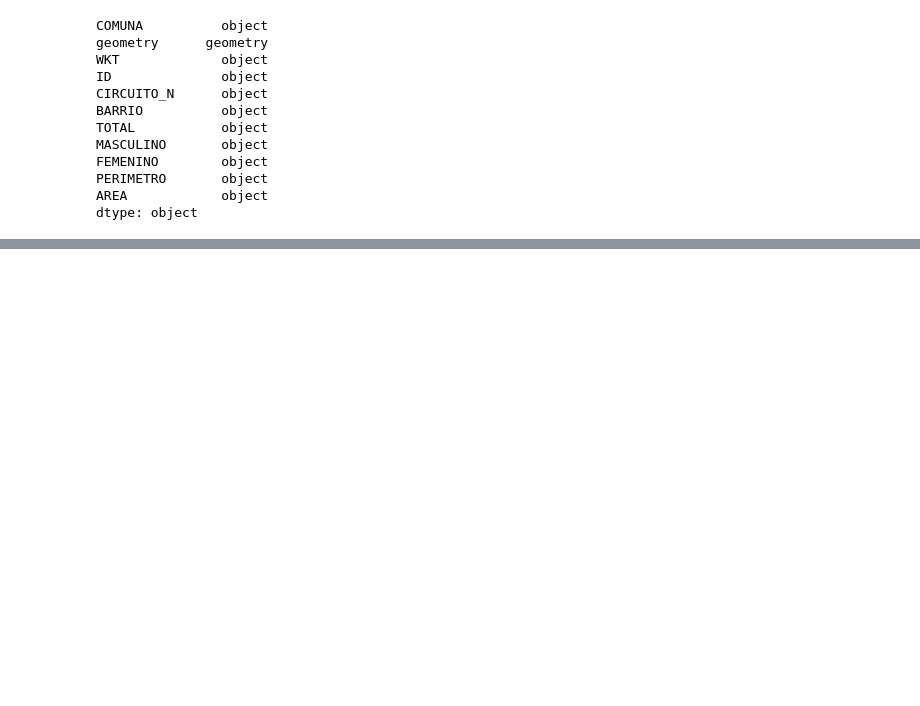
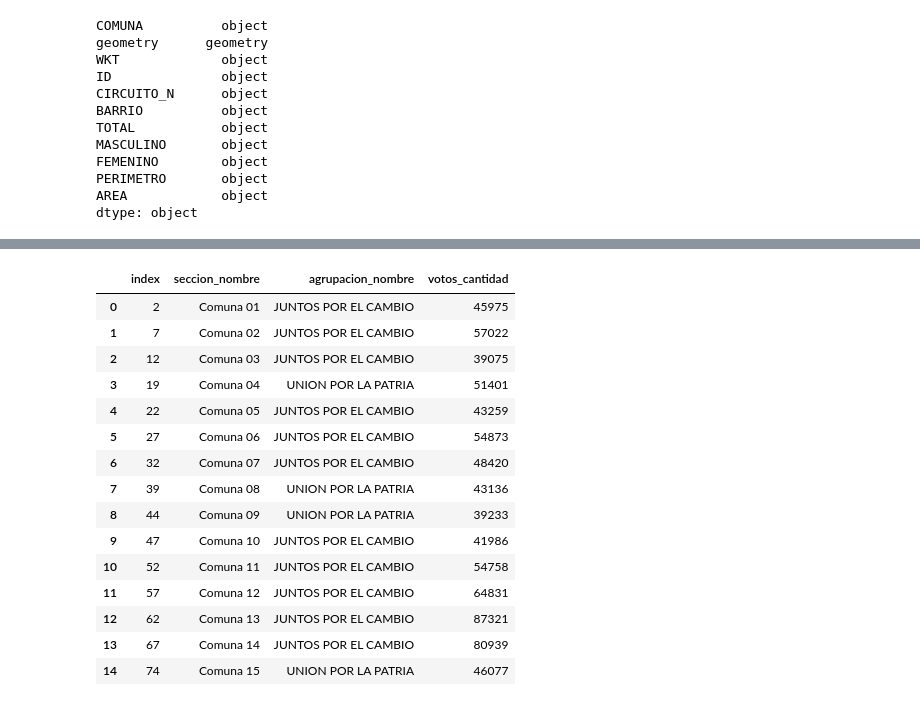
Before and after one commit to Leonel-Moron/TP_M4OP, a Jupyter notebook: Carpeta Prueba/Version df combinados.ipynb, the cells around one changed output, grey strips where cells are left out. Cells and saved outputs as stored; diff of their text form; code cells hidden in the pictures; blank space fills up the shorter version.

Commit message:
combinado mapa con resultados

```diff
--- a/Carpeta Prueba/Version df combinados.ipynb
+++ b/Carpeta Prueba/Version df combinados.ipynb
@@ -404,0 +425,25 @@ comunas_geometry
+# %%
+comunas = [f"Comuna {i:02d}" for i in range(1, 16)]
+df_filtrado = resultados[(resultados["cargo_nombre"] == "PRESIDENTE Y VICE") & (resultados["seccion_nombre"].isin(comunas))]
+df_agrupado = df_filtrado.groupby("seccion_nombre")["votos_cantidad"].sum().reset_index()
+df_agrupado_partidos = df_filtrado.groupby(["seccion_nombre", "agrupacion_nombre"])["votos_cantidad"].sum().reset_index()
+idx_partidos = df_agrupado_partidos.groupby("seccion_nombre")["votos_cantidad"].idxmax()
+partidos_con_mas_votos = df_agrupado_partidos.loc[idx_partidos]
+partidos_con_mas_votos.reset_index()
+# %% [output]
+|  | index | seccion_nombre | agrupacion_nombre | votos_cantidad |
+| 0 | 2 | Comuna 01 | JUNTOS POR EL CAMBIO | 45975 |
+| 1 | 7 | Comuna 02 | JUNTOS POR EL CAMBIO | 57022 |
+| 2 | 12 | Comuna 03 | JUNTOS POR EL CAMBIO | 39075 |
+| 3 | 19 | Comuna 04 | UNION POR LA PATRIA | 51401 |
+| 4 | 22 | Comuna 05 | JUNTOS POR EL CAMBIO | 43259 |
+| 5 | 27 | Comuna 06 | JUNTOS POR EL CAMBIO | 54873 |
+| 6 | 32 | Comuna 07 | JUNTOS POR EL CAMBIO | 48420 |
+| 7 | 39 | Comuna 08 | UNION POR LA PATRIA | 43136 |
+| 8 | 44 | Comuna 09 | UNION POR LA PATRIA | 39233 |
+| 9 | 47 | Comuna 10 | JUNTOS POR EL CAMBIO | 41986 |
+| 10 | 52 | Comuna 11 | JUNTOS POR EL CAMBIO | 54758 |
+| 11 | 57 | Comuna 12 | JUNTOS POR EL CAMBIO | 64831 |
+| 12 | 62 | Comuna 13 | JUNTOS POR EL CAMBIO | 87321 |
+| 13 | 67 | Comuna 14 | JUNTOS POR EL CAMBIO | 80939 |
+| 14 | 74 | Comuna 15 | UNION POR LA PATRIA | 46077 |
```
Also changed, not shown: parts of 8 cells of this notebook.
